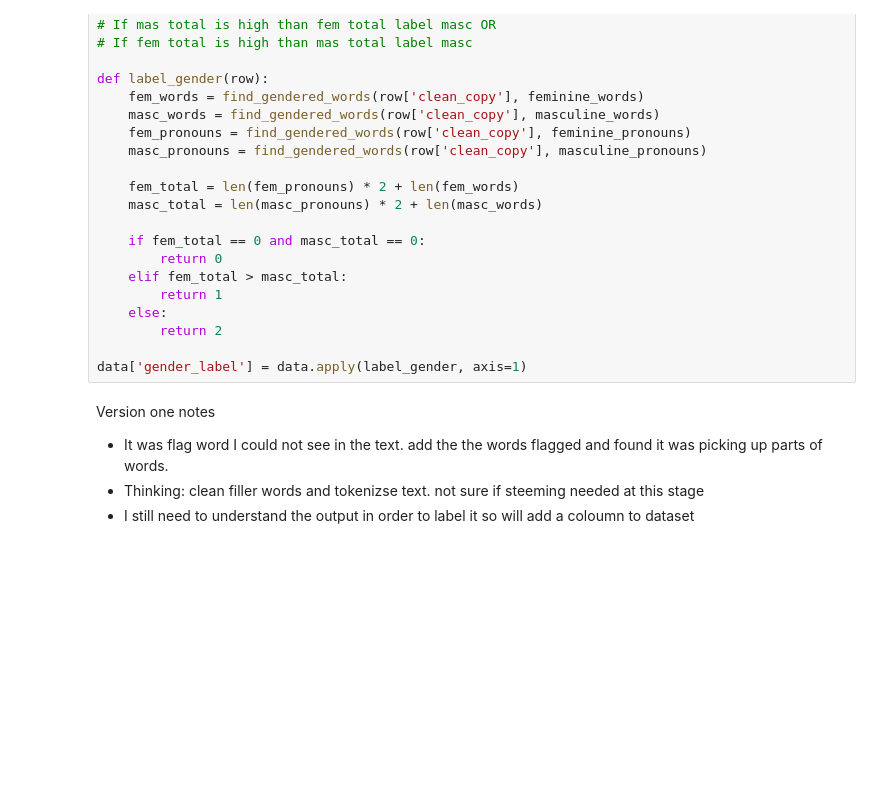
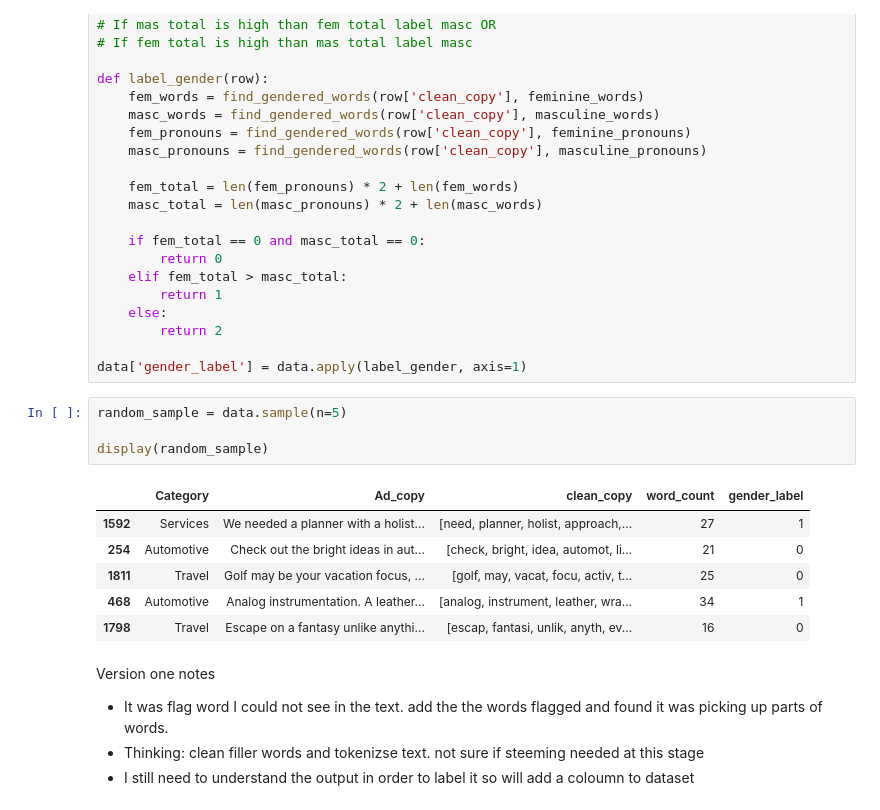
Before and after one commit to lifen-joy/20048573_MastersProject_2023, a Jupyter notebook: ads/explore.ipynb, the cells around one changed output. Cells and saved outputs as stored; diff of their text form; blank space fills up the shorter version.

```diff
--- a/ads/explore.ipynb
+++ b/ads/explore.ipynb
@@ -488,6 +488,17 @@ def label_gender(row):
         return 2
 
 data['gender_label'] = data.apply(label_gender, axis=1)
+# %%
+random_sample = data.sample(n=5)
+
+display(random_sample)
+# %% [output]
+|  | Category | Ad_copy | clean_copy | word_count | gender_label |
+| 1592 | Services | We needed a planner with a holist... | [need, planner, holist, approach,... | 27 | 1 |
+| 254 | Automotive | Check out the bright ideas in aut... | [check, bright, idea, automot, li... | 21 | 0 |
+| 1811 | Travel | Golf may be your vacation focus, ... | [golf, may, vacat, focu, activ, t... | 25 | 0 |
+| 468 | Automotive | Analog instrumentation. A leather... | [analog, instrument, leather, wra... | 34 | 1 |
+| 1798 | Travel | Escape on a fantasy unlike anythi... | [escap, fantasi, unlik, anyth, ev... | 16 | 0 |
 # %% [markdown]
 Version one notes
 - It was flag word I could not see in the text. add the the words flagged and found it was picking up parts of words.
```
Also changed, not shown: 3 other files.
